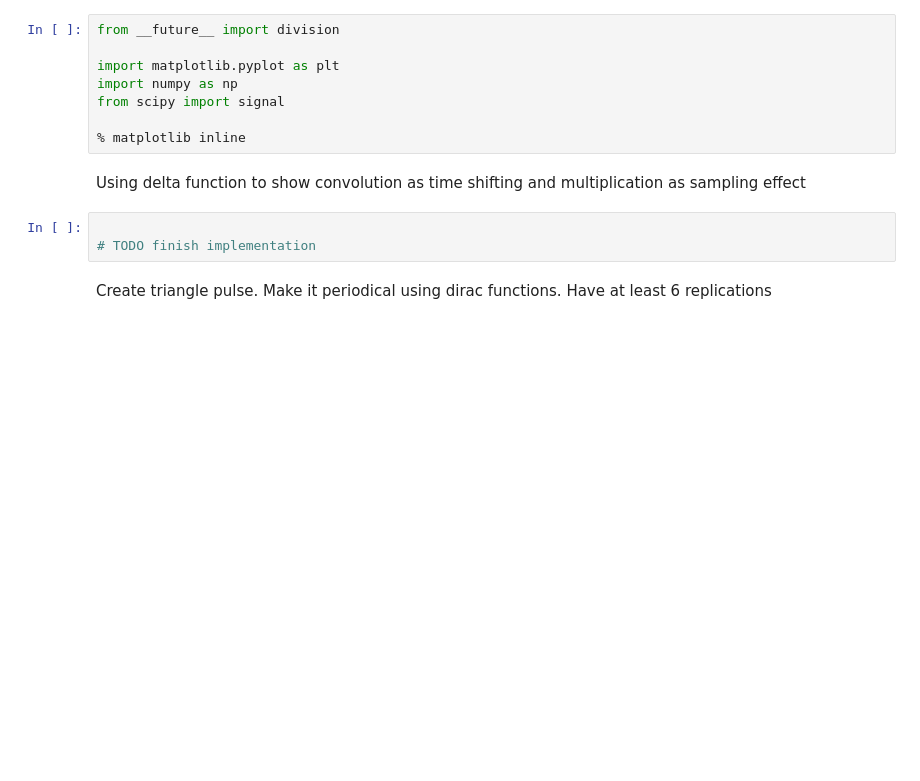
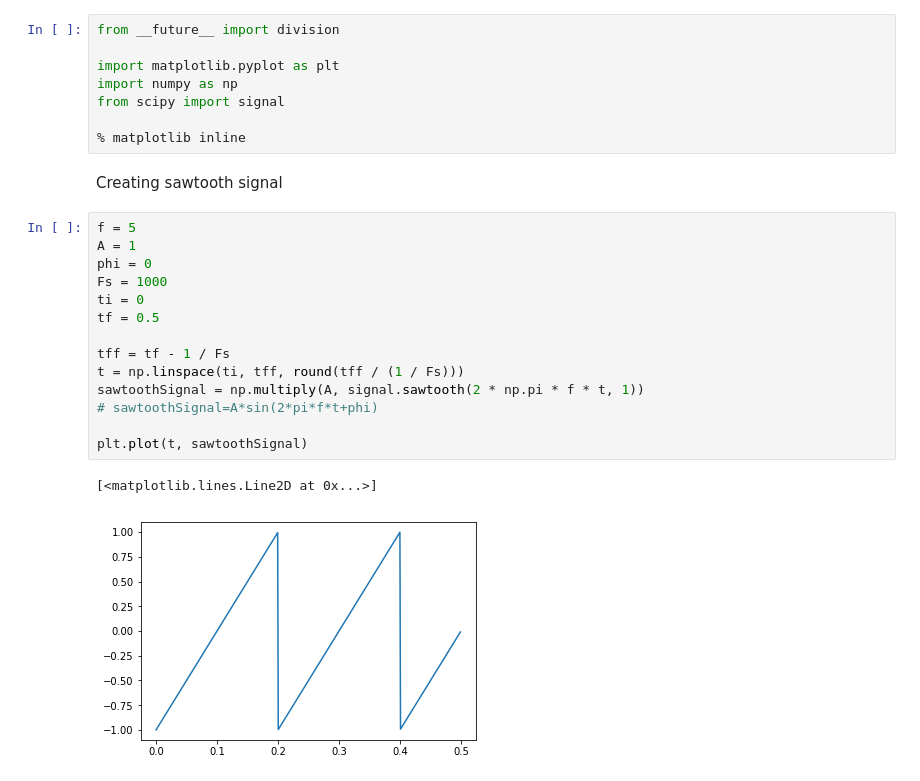
Before and after one commit to xottabi4/bio-proc-homeworks, a Jupyter notebook: src/labWork1/labWork1.8.ipynb, the cells around one changed output. Cells and saved outputs as stored; diff of their text form; blank space fills up the shorter version.

```diff
--- a/src/labWork1/labWork1.8.ipynb
+++ b/src/labWork1/labWork1.8.ipynb
@@ -10,10 +10,22 @@ import numpy as np
 from scipy import signal
 
 % matplotlib inline
-# %% [markdown]
-Using delta function to show convolution as time shifting and multiplication as  sampling effect
-# %%
-
-# TODO finish implementation
-# %% [markdown]
-Create triangle pulse. Make it periodical using dirac functions. Have at least 6 replications
+# %% [markdown]
+Creating sawtooth signal
+# %%
+f = 5
+A = 1
+phi = 0
+Fs = 1000
+ti = 0
+tf = 0.5
+
+tff = tf - 1 / Fs
+t = np.linspace(ti, tff, round(tff / (1 / Fs)))
+sawtoothSignal = np.multiply(A, signal.sawtooth(2 * np.pi * f * t, 1))
+# sawtoothSignal=A*sin(2*pi*f*t+phi)
+
+plt.plot(t, sawtoothSignal)
+# %% [output]
+[<matplotlib.lines.Line2D at 0x...>]
+[figure, added]
```
Also changed, not shown: parts of 11 cells of this notebook, 2 other files.
